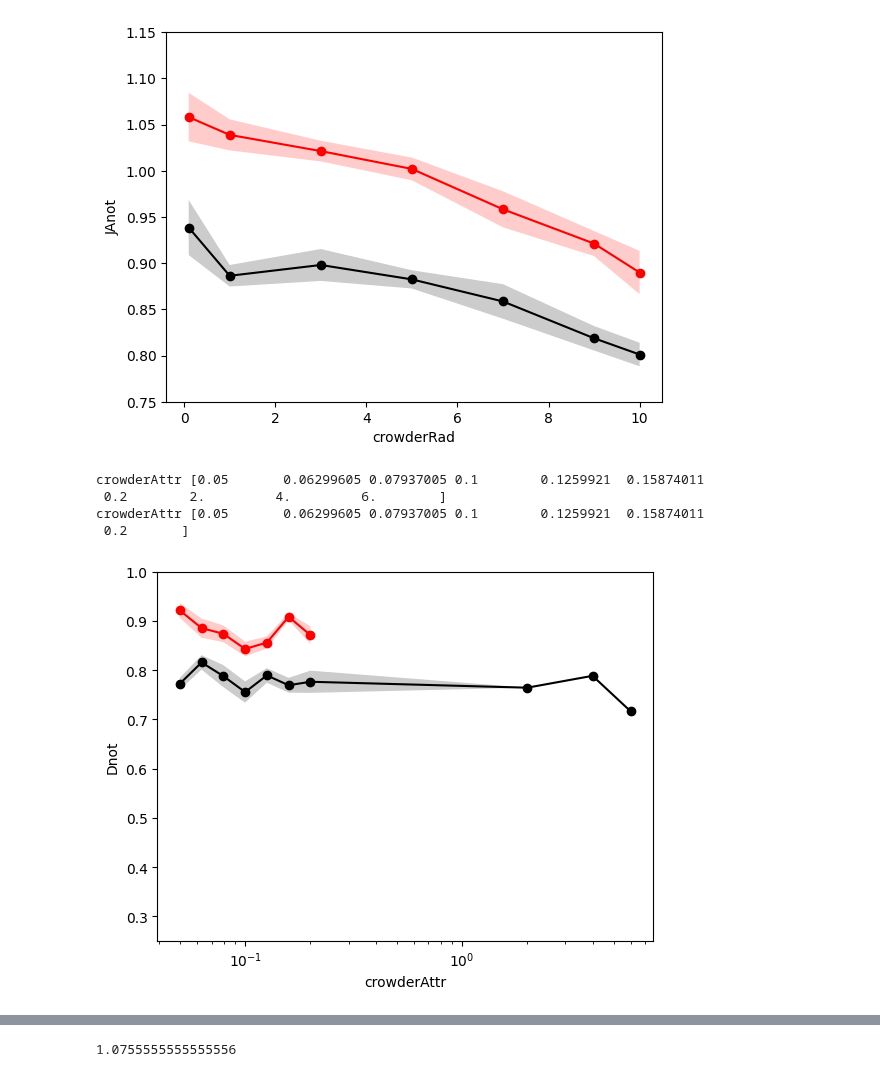
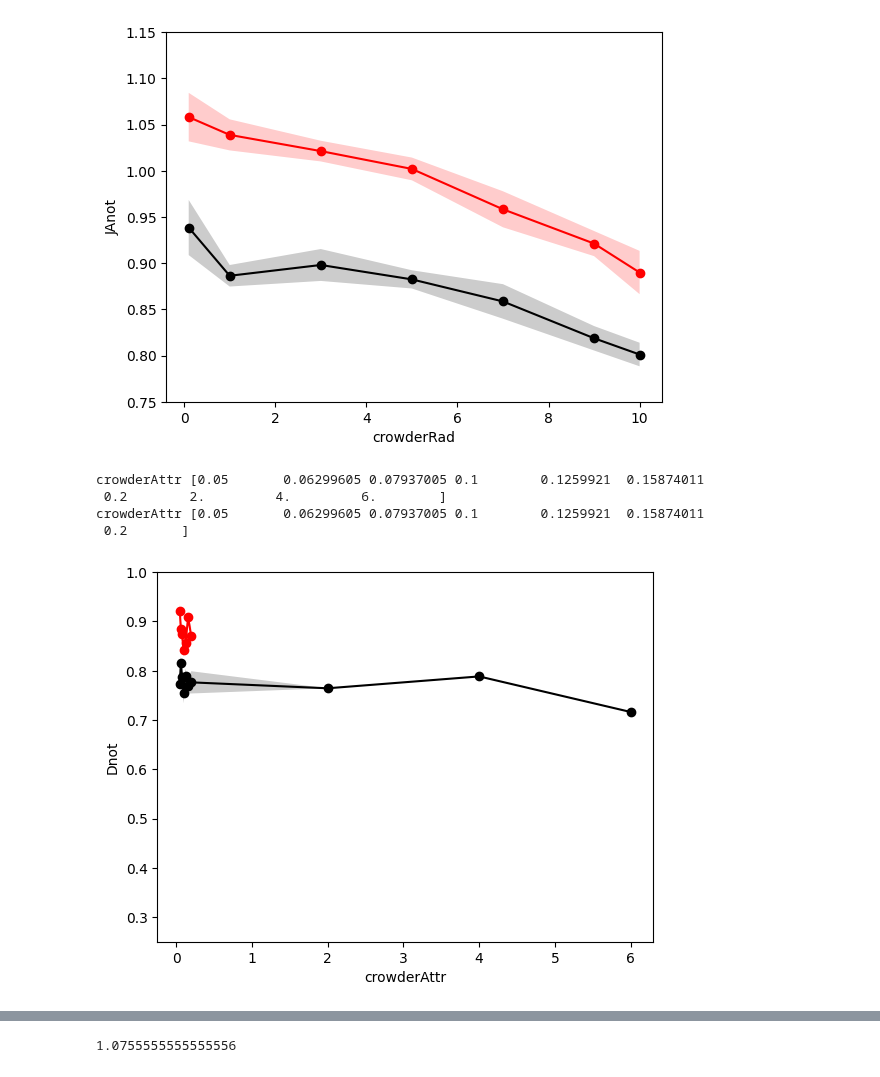
Before and after one commit to huskeypm/cellmigration, a Jupyter notebook: migration_paper.ipynb, the cells around one changed output, grey strips where cells are left out. Cells and saved outputs as stored; diff of their text form; code cells hidden in the pictures.

```diff
--- a/migration_paper.ipynb
+++ b/migration_paper.ipynb
@@ -477,33 +482,33 @@ array([0.93111187, 0.91784375, 0.8840925 , 0.82520687, 0.74439812,
 # %%
 key = "crowderAttr"
 
 case = empty()
 case.conds,case.Ds,case.Dstds,case.JAs,case.JAstds, case.vFs  = pdat.ProcessGroup(df,key)
 cases[key+"-atp"] = case
 
 
 case = empty()
 case.conds,case.Ds,case.Dstds,case.JAs,case.JAstds, case.vFs  = pdat.ProcessGroup(dfATP,key)
 cases[key+"+atp"] = case
 
 
 case = cases[key+"-atp"]
 stds = case.JAstds*-1*jNormFactor / np.sqrt(nCases)
 pdat.PlotKey(case.conds,case.JAs*jNormFactor,stds,key)#,normalize=True)
 
 case = cases[key+"+atp"]
 stds = case.JAstds*-1*jNormFactor / np.sqrt(nCases)
 pdat.PlotKey(case.conds,case.JAs*jNormFactor,stds,key,color='r')#,normalize=True)
-plt.xscale('log')
+
 plt.ylim([0.25,1.0])
 
 plt.gcf().savefig(outPath+"fig5_crowderAttr.png",dpi=300)
 # %% [output]
 crowderAttr [0.05       0.06299605 0.07937005 0.1        0.1259921  0.15874011
  0.2        2.         4.         6.        ]
 crowderAttr [0.05       0.06299605 0.07937005 0.1        0.1259921  0.15874011
  0.2       ]
-[figure, old version]
+[figure, new version]
 # %% [markdown]
 ## Continuum data
 
```
Also changed, not shown: parts of 21 cells of this notebook.
